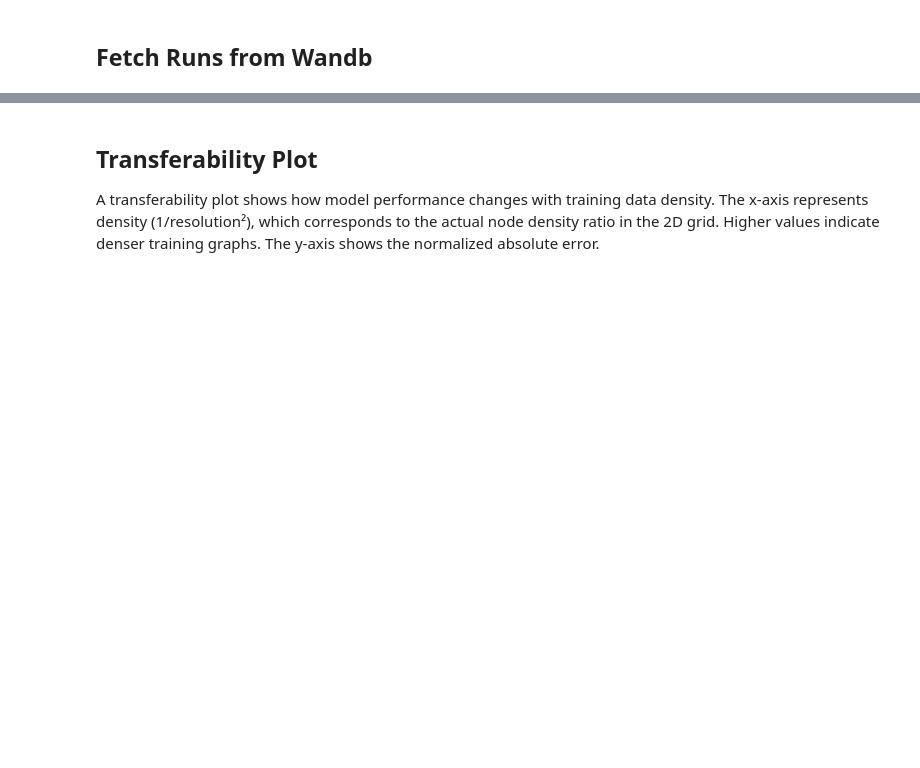
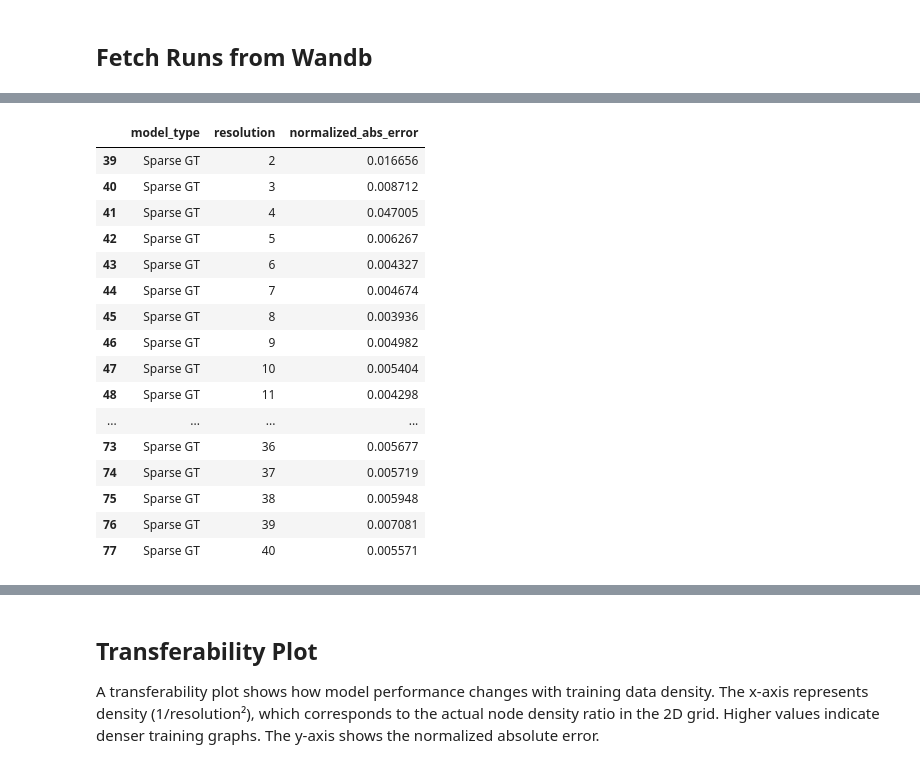
Before and after one commit to jotaporras/shortest-paths-nn, a Jupyter notebook: notebooks/e20_transferability_analysis.ipynb, the cells around one changed output, grey strips where cells are left out. Saved outputs shown, nothing was run; the diff lists cells and outputs as text; code cells hidden in the pictures; blank space fills up the shorter version.

```diff
--- a/notebooks/e20_transferability_analysis.ipynb
+++ b/notebooks/e20_transferability_analysis.ipynb
@@ -218,6 +219,26 @@ Sample data with stage:
 | 24 | Sparse GT | SparseGT | res11_phase2 | 2.0 | 0.008264 | 0.003469 |
 | 7 | Sparse GT | SparseGT | norway/res14 | 1.0 | 0.005102 | 0.018058 |
 | 48 | GCN | TAGConv | res11_phase2 | 2.0 | 0.008264 | 0.005128 |
+# %%
+df[df.stage==2.0].groupby(['model_type','resolution'])['normalized_abs_error'].mean().reset_index().query('model_type=="Sparse GT"')
+# %% [output]
+|  | model_type | resolution | normalized_abs_error |
+| 39 | Sparse GT | 2 | 0.016656 |
+| 40 | Sparse GT | 3 | 0.008712 |
+| 41 | Sparse GT | 4 | 0.047005 |
+| 42 | Sparse GT | 5 | 0.006267 |
+| 43 | Sparse GT | 6 | 0.004327 |
+| 44 | Sparse GT | 7 | 0.004674 |
+| 45 | Sparse GT | 8 | 0.003936 |
+| 46 | Sparse GT | 9 | 0.004982 |
+| 47 | Sparse GT | 10 | 0.005404 |
+| 48 | Sparse GT | 11 | 0.004298 |
+| ... | ... | ... | ... |
+| 73 | Sparse GT | 36 | 0.005677 |
+| 74 | Sparse GT | 37 | 0.005719 |
+| 75 | Sparse GT | 38 | 0.005948 |
+| 76 | Sparse GT | 39 | 0.007081 |
+| 77 | Sparse GT | 40 | 0.005571 |
 # %%
 df[df.run_id=="58vwdzbe"]
 # %% [output]
```
Also changed, not shown: parts of 11 cells of this notebook, 1 other file.
